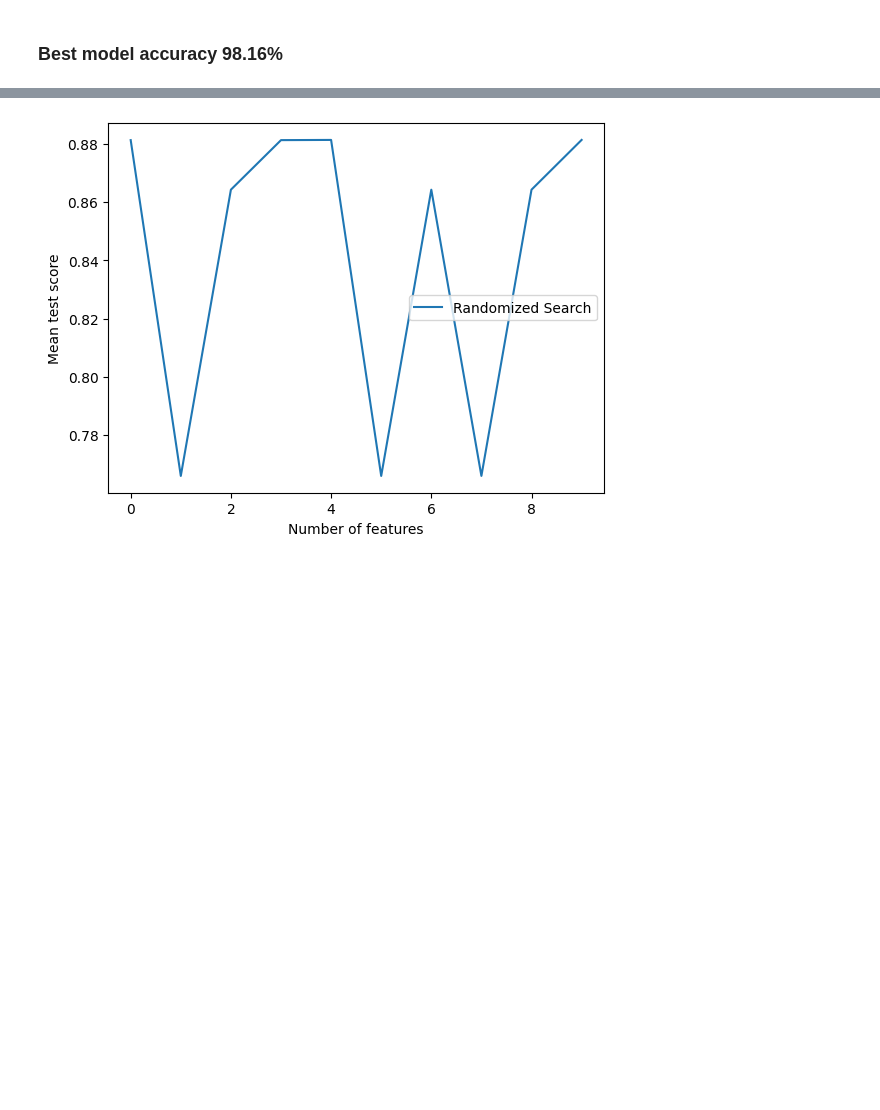
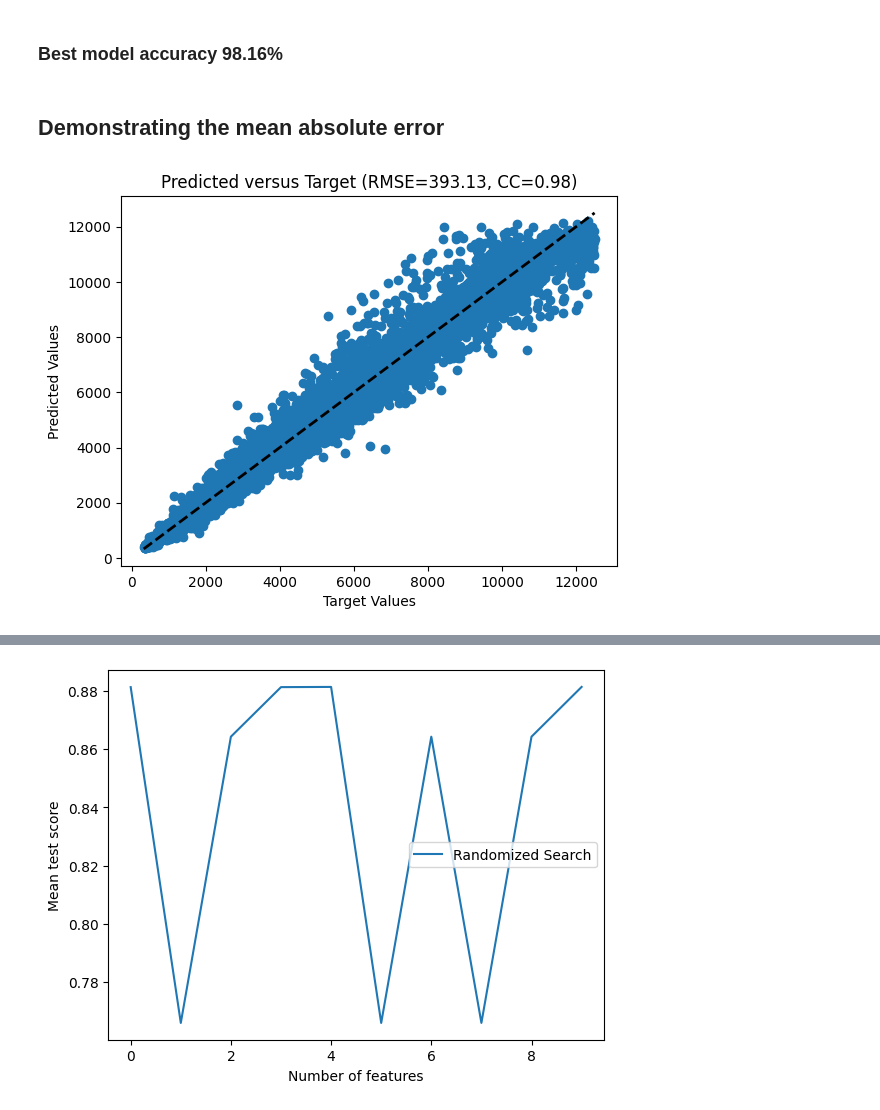
Before and after one commit to Ammar743/ML-Diamond, a Jupyter notebook: Diamond Price Prediction.ipynb, the cells around one changed output, grey strips where cells are left out. Saved outputs shown, nothing was run; the diff lists cells and outputs as text; code cells hidden in the pictures; blank space fills up the shorter version.

```diff
--- a/Diamond Price Prediction.ipynb
+++ b/Diamond Price Prediction.ipynb
@@ -432,6 +429,27 @@ fig.update_layout(title='Hyperparameter tuning', autosize=False,
 fig.show()
 # %% [markdown]
 ### Best model accuracy 98.16%
+# %% [markdown]
+##  Demonstrating the mean absolute error
+# %%
+# Calculate the RMSE
+rmse = np.sqrt(mean_squared_error(target_test, y_pred_RandomForest))
+
+# calculate RMSE
+rmse = mean_squared_error(target_test, y_pred_RandomForest, squared=False)
+
+# calculate correlation coefficient (CC) or R^2 score
+cc = r2_score(target_test, y_pred_RandomForest)
+
+# plot predicted versus target values
+plt.scatter(target_test, y_pred_RandomForest)
+plt.plot([target_test.min(), target_test.max()], [target_test.min(), target_test.max()], 'k--', lw=2)
+plt.xlabel('Target Values')
+plt.ylabel('Predicted Values')
+plt.title(f"Predicted versus Target (RMSE={rmse:.2f}, CC={cc:.2f})")
+plt.show()
+# %% [output]
+[figure, added]
 # %% [markdown]
 ![green-divider](https://user-images.githubusercontent.com/7065401/52071924-c003ad80-2562-11e9-8297-1c6595f8a7ff.png)
 # LinearRegression
```
Also changed, not shown: parts of 3 cells of this notebook, 4 other files.
